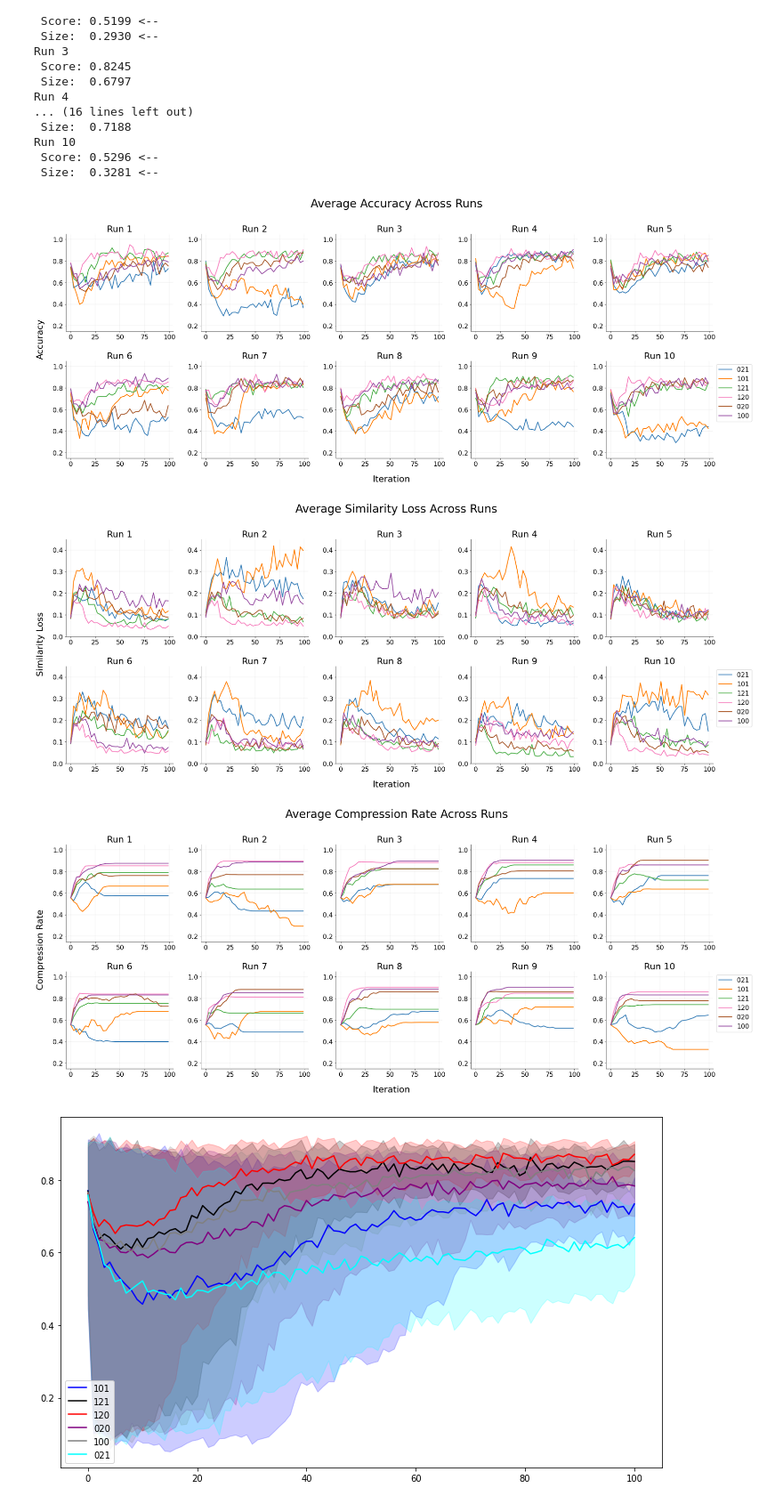
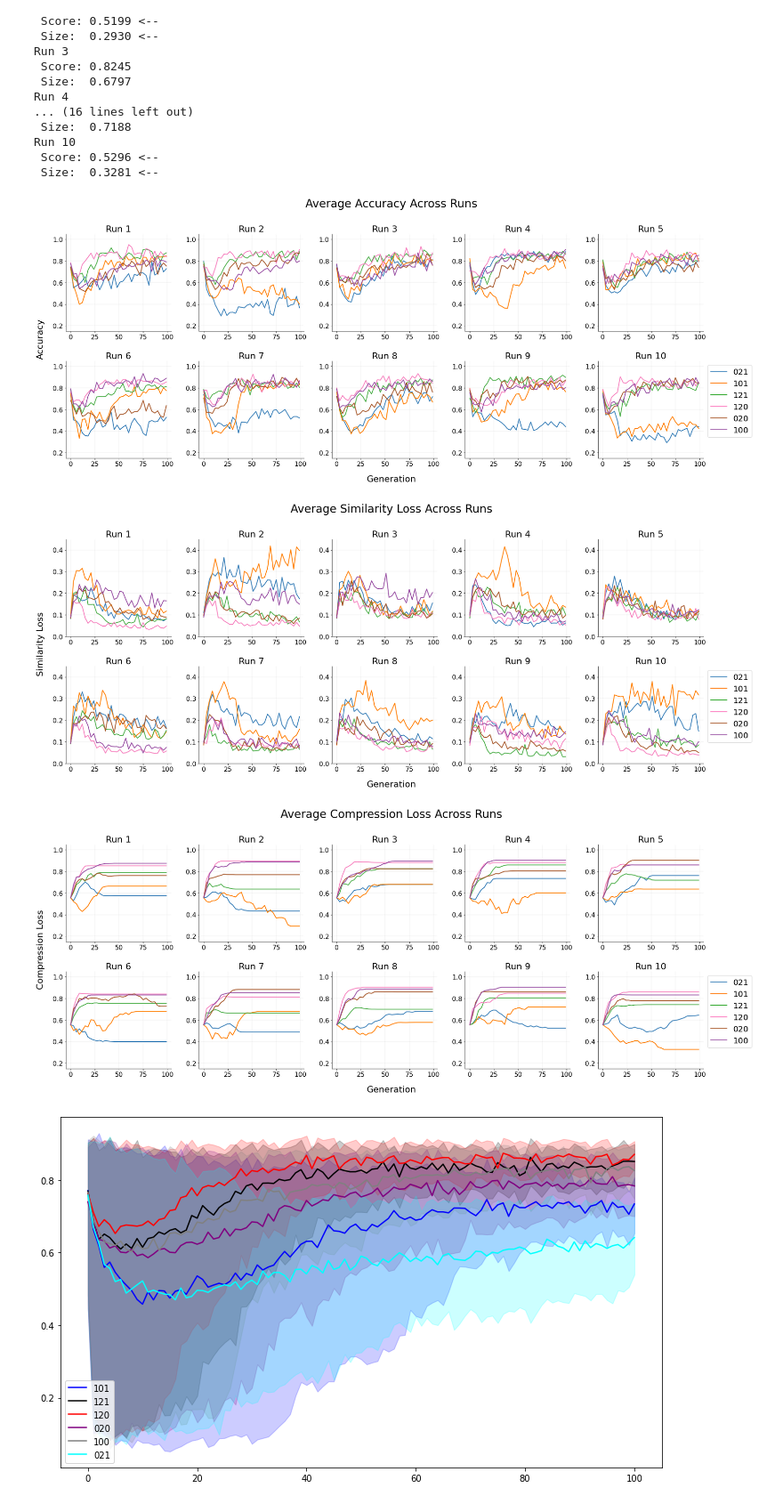
Before and after one commit to verrannt/enas-compression, a Jupyter notebook: src/notebooks/Results Analysis.ipynb, the cells around one changed output. Shown at 89% size. Cells and saved outputs as stored; diff of their text form; code cells hidden in the pictures.

Commit message:
update plotting for final plots

```diff
--- a/src/notebooks/Results Analysis.ipynb
+++ b/src/notebooks/Results Analysis.ipynb
@@ -55,7 +55,7 @@ pltargs = PlotArguments(
     },
     suptitle_size = 28,
     tick_size = 16,
-    legend_fontsize = 16,
+    legend_fontsize = 20,
     boxplot_width=0.6
 )
 # %%
@@ -152,12 +189,16 @@ Run 10
  Score: 0.5296 <--
  Size:  0.3281 <--
 # %%
-def plot_runs_for_metric(metric_name:str, smoothing:int=3):
+def plot_runs_for_metric(
+    metric_name:str,
+    smoothing:int=3,
+    save:bool=False,
+):
 
     fig, axs = plt.subplots(2,5,figsize=(25,10))
 
-    plt.suptitle(f'Average {metric_name} Across Runs', fontsize=pltargs.suptitle_size, y=0.97, x=0.492)
-    fig.text(0.485, 0., 'Iteration', ha='center', va='center', fontdict=pltargs.label_font)
+    plt.suptitle(f'Average {metric_name} Across Runs', fontsize=pltargs.suptitle_size, y=0.97, x=0.485)
+    fig.text(0.485, 0., 'Generation', ha='center', va='center', fontdict=pltargs.label_font)
     fig.text(0., 0.485, f'{metric_name}', ha='center', va='center', rotation='vertical', fontdict=pltargs.label_font)
 
     r_i, c_i = 0,0
@@ -172,7 +213,7 @@ def plot_runs_for_metric(metric_name:str, smoothing:int=3):
 
             if metric_name == 'Accuracy':
                 res = np.array(results.accuracy.averages)
-            elif metric_name == 'Compression Rate':
+            elif metric_name == 'Compression Loss':
                 res = np.array(results.compression.averages)
             elif metric_name == 'Similarity Loss':
                 res = np.array(results.loss.averages)
@@ -207,19 +248,23 @@ def plot_runs_for_metric(metric_name:str, smoothing:int=3):
 
     plt.legend(bbox_to_anchor=(1,1), fontsize=pltargs.legend_fontsize)
     plt.tight_layout(pad=3.)
+
+    if save:
+        plt.savefig(f'vis/{metric_name}.pdf', bbox_inches='tight')
+
     plt.show()
 # %%
-plot_runs_for_metric('Accuracy')
+plot_runs_for_metric('Accuracy', save=True)
 # %% [output]
-[figure, old version]
+[figure, new version]
 # %%
-plot_runs_for_metric('Similarity Loss')
+plot_runs_for_metric('Similarity Loss', save=True)
 # %% [output]
-[figure, old version]
+[figure, new version]
 # %%
-plot_runs_for_metric('Compression Rate')
+plot_runs_for_metric('Compression Loss', save=True)
 # %% [output]
-[figure, old version]
+[figure, new version]
 # %%
 plt.figure(figsize=(10,6))
 for exp, c in zip(*[exps, colors]):
```
Also changed, not shown: parts of 2 cells of this notebook.
